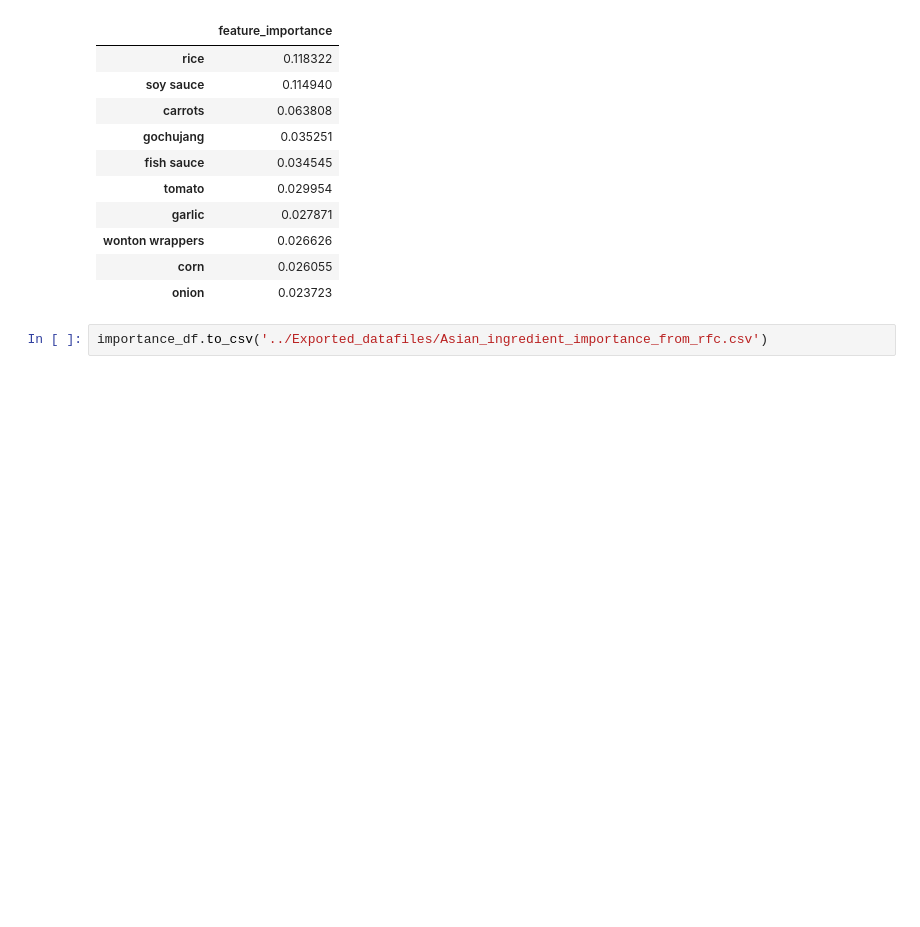
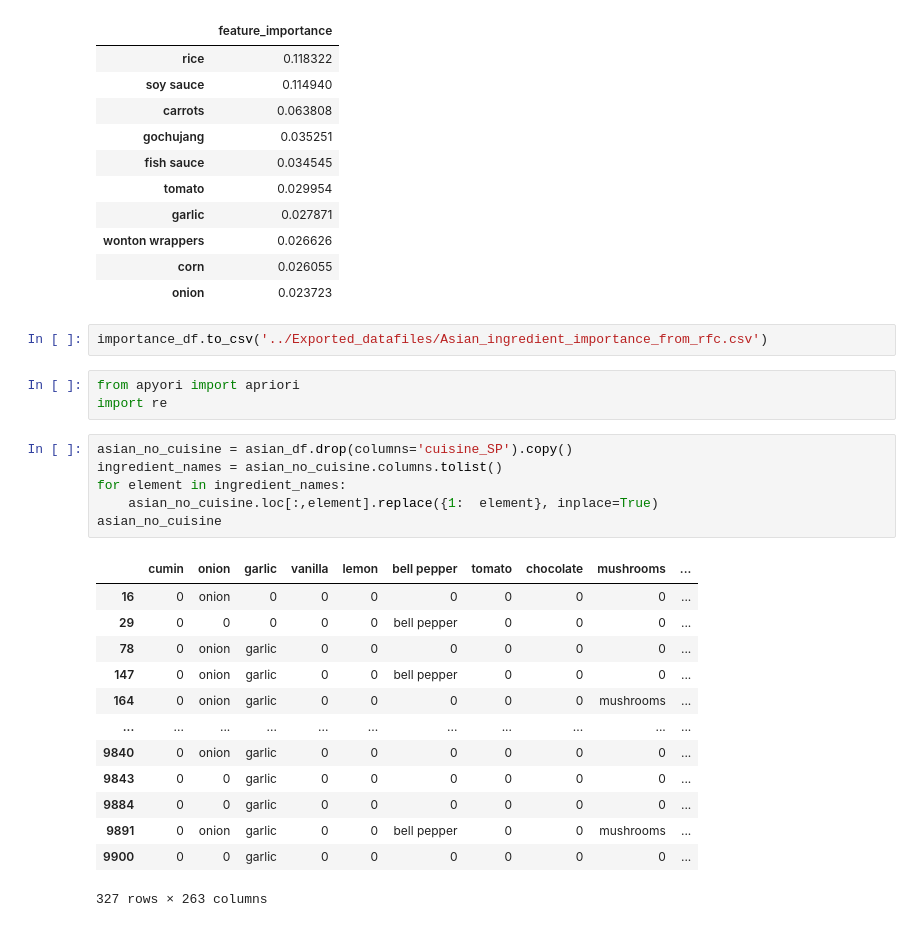
Before and after one commit to ccwillmore/Recipe_project, a Jupyter notebook: Random_forests_models/Random_forest_Asian.ipynb, the cells around one changed output. Cells and saved outputs as stored; diff of their text form; blank space fills up the shorter version.

```diff
--- a/Random_forests_models/Random_forest_Asian.ipynb
+++ b/Random_forests_models/Random_forest_Asian.ipynb
@@ -309,3 +309,26 @@ importance_df.iloc[0:10,:]
 | onion | 0.023723 |
 # %%
 importance_df.to_csv('../Exported_datafiles/Asian_ingredient_importance_from_rfc.csv')
+# %%
+from apyori import apriori
+import re
+# %%
+asian_no_cuisine = asian_df.drop(columns='cuisine_SP').copy()
+ingredient_names = asian_no_cuisine.columns.tolist()
+for element in ingredient_names:
+    asian_no_cuisine.loc[:,element].replace({1:  element}, inplace=True)
+asian_no_cuisine
+# %% [output]
+|  | cumin | onion | garlic | vanilla | lemon | bell pepper | tomato | chocolate | mushrooms | ... |
+| 16 | 0 | onion | 0 | 0 | 0 | 0 | 0 | 0 | 0 | ... |
+| 29 | 0 | 0 | 0 | 0 | 0 | bell pepper | 0 | 0 | 0 | ... |
+| 78 | 0 | onion | garlic | 0 | 0 | 0 | 0 | 0 | 0 | ... |
+| 147 | 0 | onion | garlic | 0 | 0 | bell pepper | 0 | 0 | 0 | ... |
+| 164 | 0 | onion | garlic | 0 | 0 | 0 | 0 | 0 | mushrooms | ... |
+| ... | ... | ... | ... | ... | ... | ... | ... | ... | ... | ... |
+| 9840 | 0 | onion | garlic | 0 | 0 | 0 | 0 | 0 | 0 | ... |
+| 9843 | 0 | 0 | garlic | 0 | 0 | 0 | 0 | 0 | 0 | ... |
+| 9884 | 0 | 0 | garlic | 0 | 0 | 0 | 0 | 0 | 0 | ... |
+| 9891 | 0 | onion | garlic | 0 | 0 | bell pepper | 0 | 0 | mushrooms | ... |
+| 9900 | 0 | 0 | garlic | 0 | 0 | 0 | 0 | 0 | 0 | ... |
+327 rows × 263 columns
```
Also changed, not shown: parts of 4 cells of this notebook, 5 other files.
